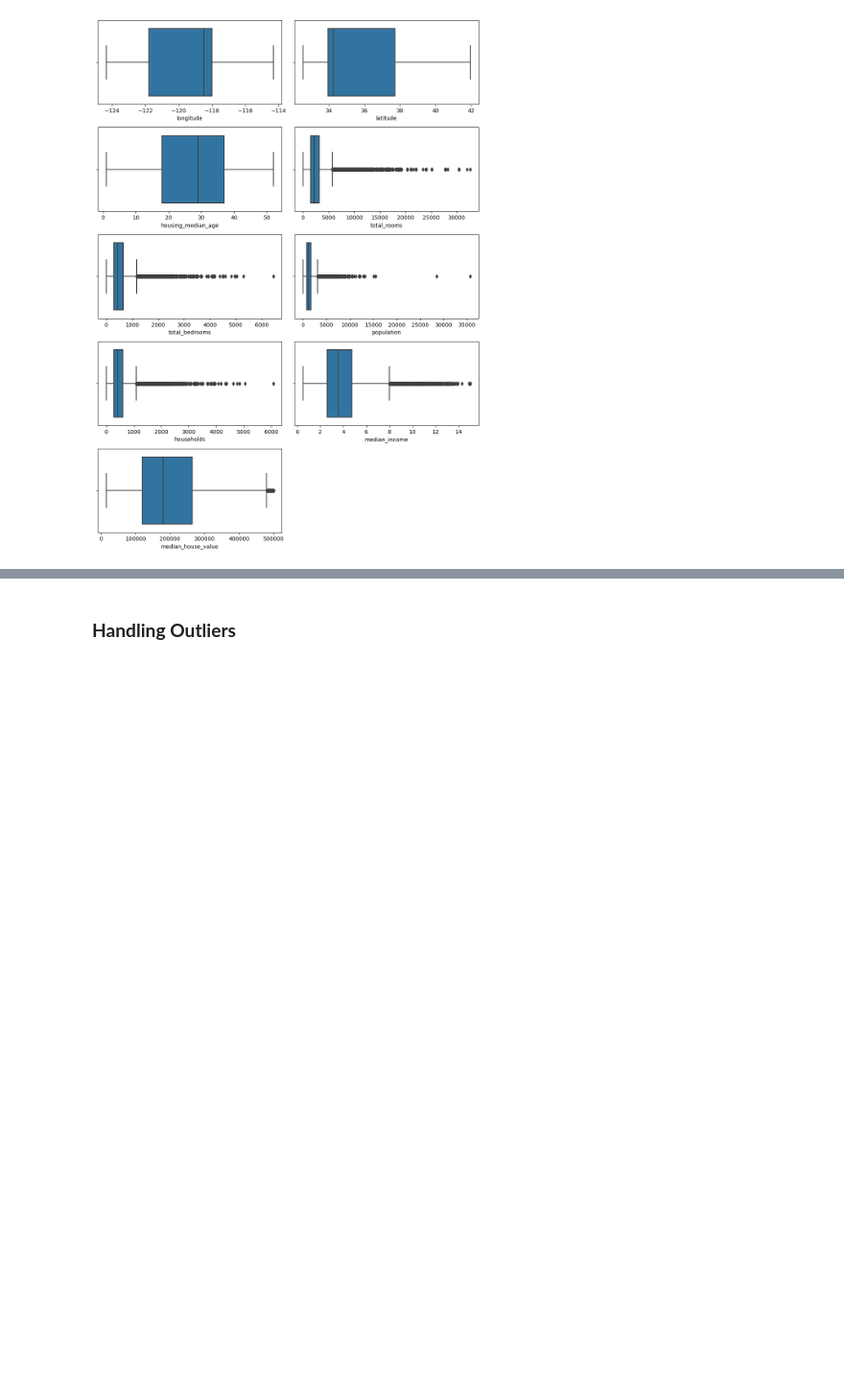
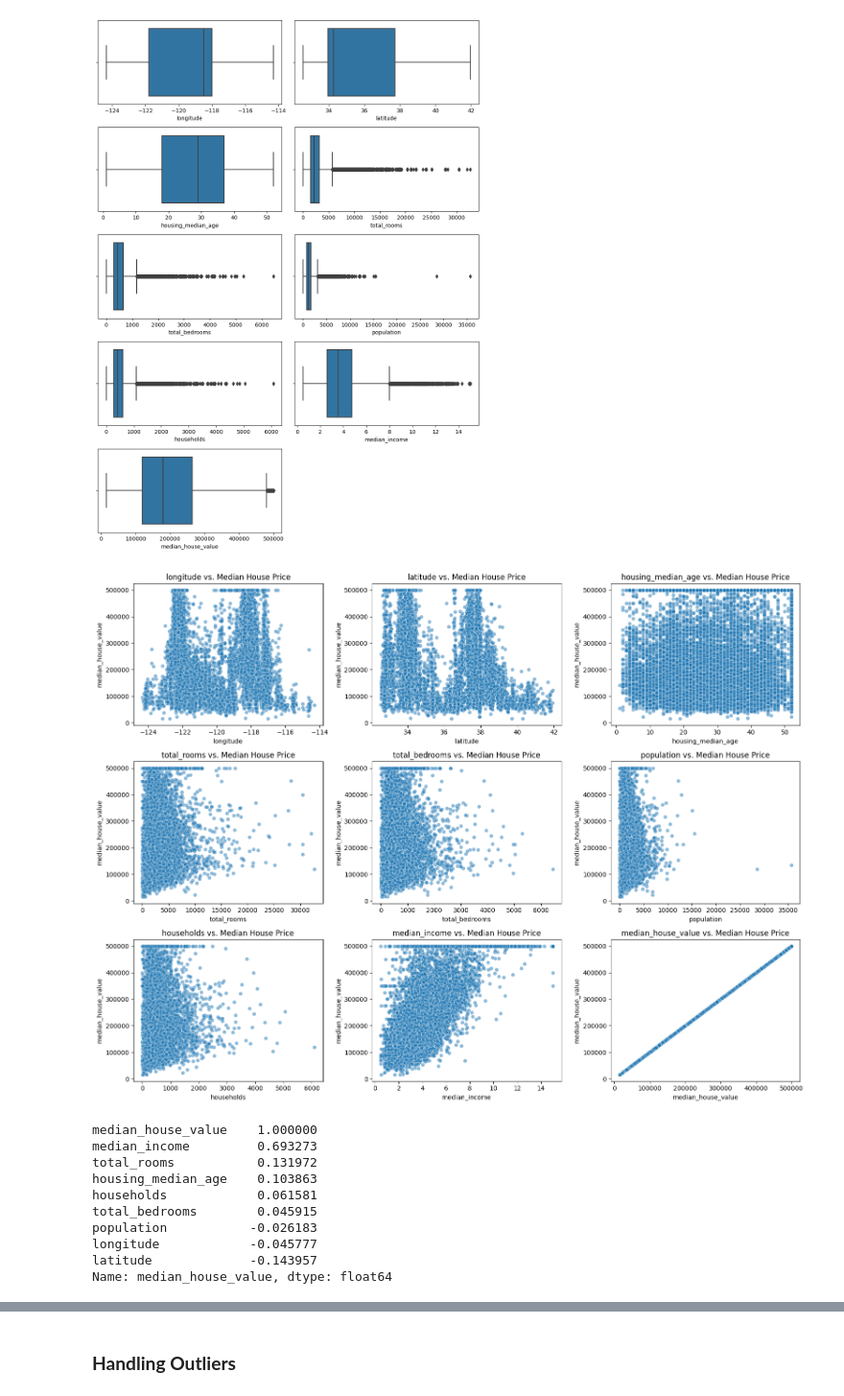
Before and after one commit to Chris503g/California-Housing-Price-Prediction, a Jupyter notebook: main.ipynb, the cells around one changed output, grey strips where cells are left out. Shown at 96% size. Saved outputs shown, nothing was run; the diff lists cells and outputs as text; code cells hidden in the pictures; blank space fills up the shorter version.

```diff
--- a/main.ipynb
+++ b/main.ipynb
@@ -124,3 +151,31 @@ plt.tight_layout()
 plt.show()
 # %% [output]
 [figure]
+# %%
+num_cols = df.select_dtypes(include=['int', 'float']).columns
+
+plt.figure(figsize=(16, 12))
+for i, col in enumerate(num_cols):
+    plt.subplot(3, 3, i + 1)
+    sns.scatterplot(x=col, y='median_house_value', data=df, alpha=0.5)
+    plt.title(f'{col} vs. Median House Price')
+
+plt.tight_layout()
+plt.show()
+
+correlation_matrix = df.corr(numeric_only=True)
+correlation_with_target = correlation_matrix['median_house_value'].sort_values(ascending=False)
+
+print(correlation_with_target)
+# %% [output]
+[figure, added]
+median_house_value    1.000000
+median_income         0.693273
+total_rooms           0.131972
+housing_median_age    0.103863
+households            0.061581
+total_bedrooms        0.045915
+population           -0.026183
+longitude            -0.045777
+latitude             -0.143957
+Name: median_house_value, dtype: float64
```
Also changed, not shown: parts of 43 cells of this notebook, 1 other file.
